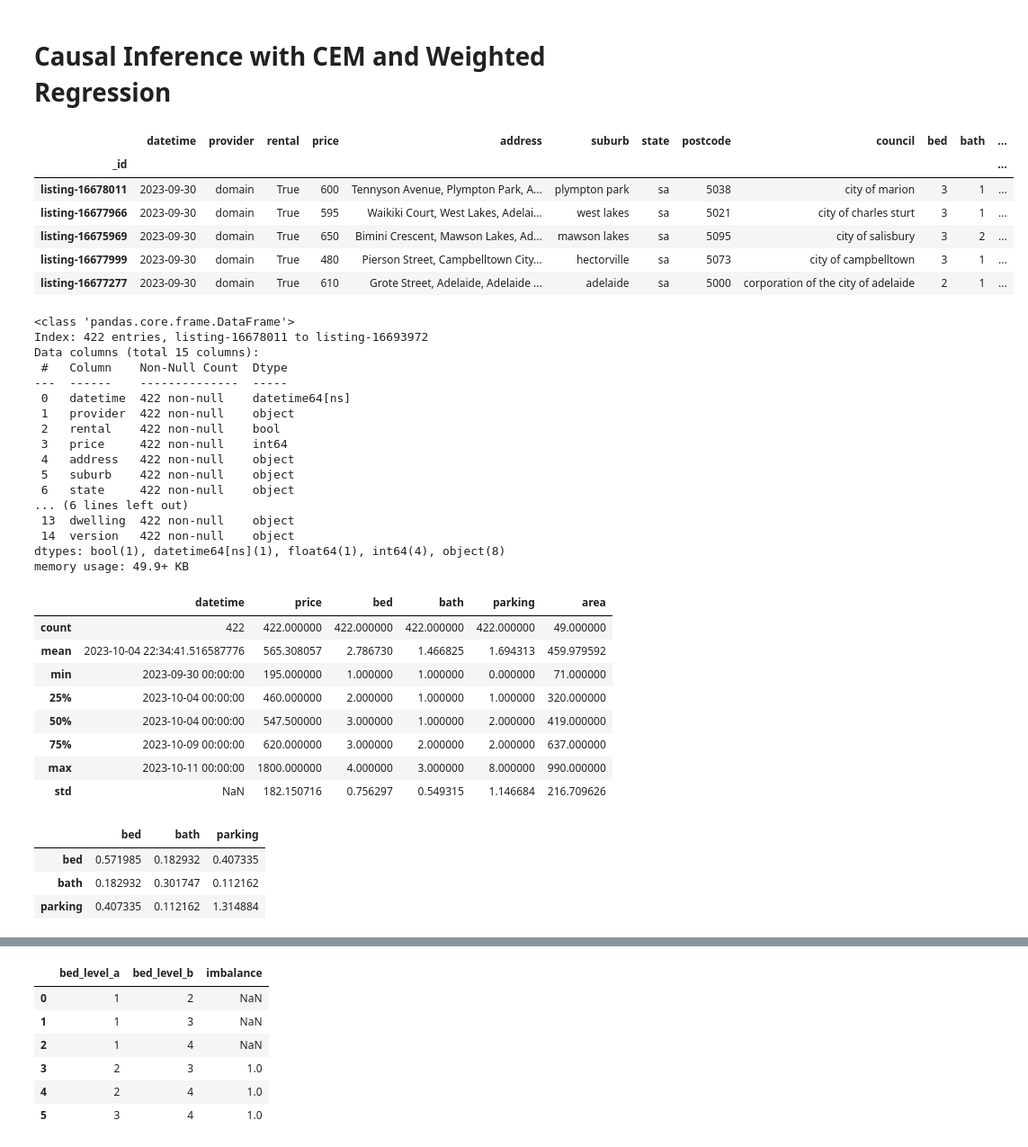
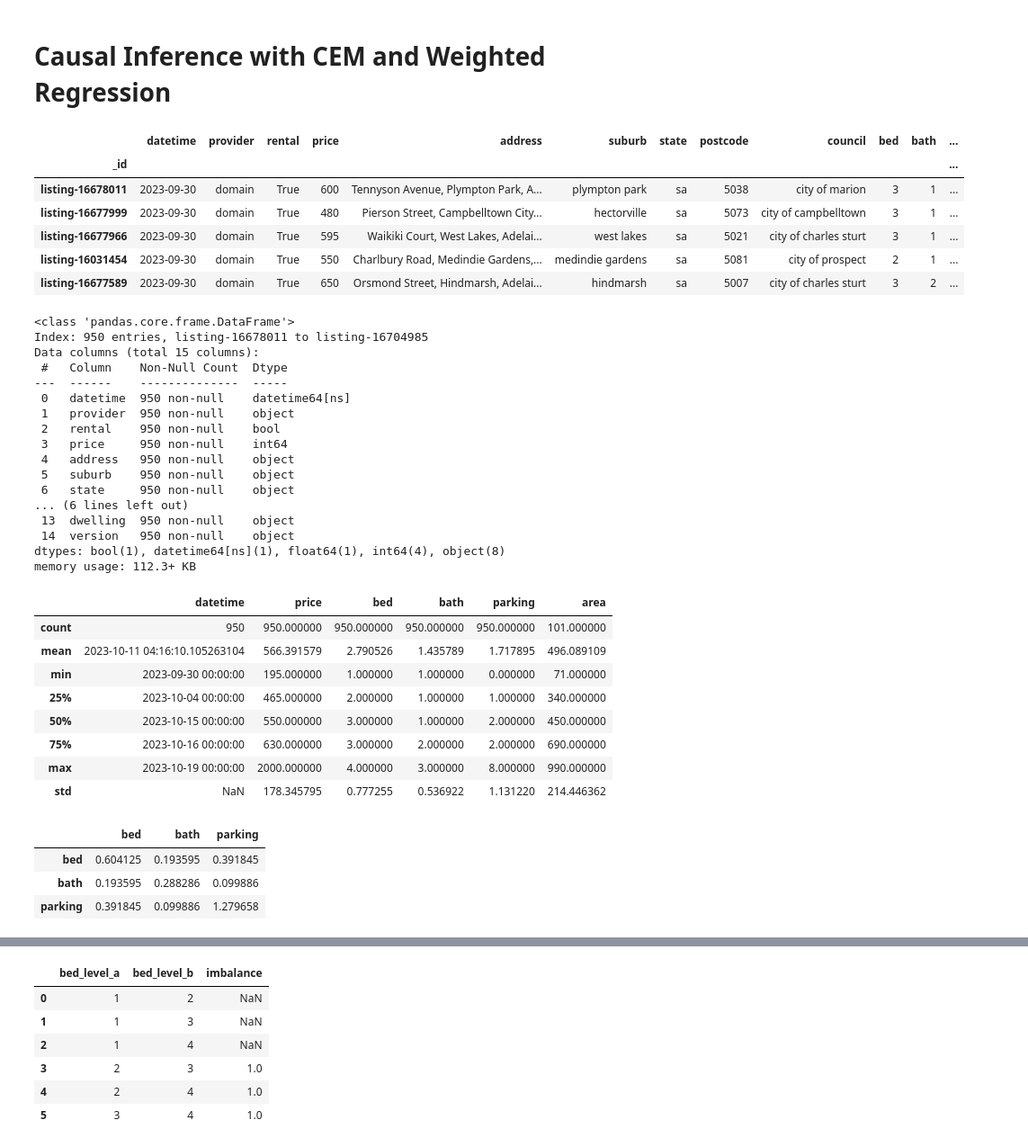
Before and after one commit to lewisbails/real-estate, a Jupyter notebook: notebooks/treatment_effects.ipynb, the cells around one changed output, grey strips where cells are left out. Shown: that part at 90% size. Cells and saved outputs as stored; diff of their text form; code cells hidden in the pictures.

```diff
--- a/notebooks/treatment_effects.ipynb
+++ b/notebooks/treatment_effects.ipynb
@@ -24,65 +24,65 @@ client.admin.command("ping")
 db = client["real-estate"]
 collection = db["listings"]
 # %%
-since = datetime.now() - timedelta(days=30)
+since = datetime.now() - timedelta(days=60)
 
 pipeline = [
         {
             "$match": {"rental": True, "datetime": {"$gte": since}, "bed": {"$lte": 4}},
         },
     ]
 
 results = collection.aggregate(pipeline)
 
 df = pd.DataFrame.from_records(results).set_index("_id")
 df.head()
 # %% [output]
 |  | datetime | provider | rental | price | address | suburb | state | postcode | council | bed | bath | ... |
 | _id |  |  |  |  |  |  |  |  |  |  |  | ... |
 | listing-16678011 | 2023-09-30 | domain | True | 600 | Tennyson Avenue, Plympton Park, A... | plympton park | sa | 5038 | city of marion | 3 | 1 | ... |
+| listing-16677999 | 2023-09-30 | domain | True | 480 | Pierson Street, Campbelltown City... | hectorville | sa | 5073 | city of campbelltown | 3 | 1 | ... |
 | listing-16677966 | 2023-09-30 | domain | True | 595 | Waikiki Court, West Lakes, Adelai... | west lakes | sa | 5021 | city of charles sturt | 3 | 1 | ... |
-| listing-16675969 | 2023-09-30 | domain | True | 650 | Bimini Crescent, Mawson Lakes, Ad... | mawson lakes | sa | 5095 | city of salisbury | 3 | 2 | ... |
-| listing-16677999 | 2023-09-30 | domain | True | 480 | Pierson Street, Campbelltown City... | hectorville | sa | 5073 | city of campbelltown | 3 | 1 | ... |
-| listing-16677277 | 2023-09-30 | domain | True | 610 | Grote Street, Adelaide, Adelaide ... | adelaide | sa | 5000 | corporation of the city of adelaide | 2 | 1 | ... |
+| listing-16031454 | 2023-09-30 | domain | True | 550 | Charlbury Road, Medindie Gardens,... | medindie gardens | sa | 5081 | city of prospect | 2 | 1 | ... |
+| listing-16677589 | 2023-09-30 | domain | True | 650 | Orsmond Street, Hindmarsh, Adelai... | hindmarsh | sa | 5007 | city of charles sturt | 3 | 2 | ... |
 # %%
 df.info()
 # %% [output]
 <class 'pandas.core.frame.DataFrame'>
-Index: 422 entries, listing-16678011 to listing-16693972
+Index: 950 entries, listing-16678011 to listing-16704985
 Data columns (total 15 columns):
  #   Column    Non-Null Count  Dtype
 ---  ------    --------------  -----
- 0   datetime  422 non-null    datetime64[ns]
- 1   provider  422 non-null    object
- 2   rental    422 non-null    bool
- 3   price     422 non-null    int64
- 4   address   422 non-null    object
- 5   suburb    422 non-null    object
- 6   state     422 non-null    object
+ 0   datetime  950 non-null    datetime64[ns]
+ 1   provider  950 non-null    object
+ 2   rental    950 non-null    bool
+ 3   price     950 non-null    int64
+ 4   address   950 non-null    object
+ 5   suburb    950 non-null    object
+ 6   state     950 non-null    object
 ... (6 lines left out)
- 13  dwelling  422 non-null    object
- 14  version   422 non-null    object
+ 13  dwelling  950 non-null    object
+ 14  version   950 non-null    object
 dtypes: bool(1), datetime64[ns](1), float64(1), int64(4), object(8)
-memory usage: 49.9+ KB
+memory usage: 112.3+ KB
 # %%
 df.describe()
 # %% [output]
 |  | datetime | price | bed | bath | parking | area |
-| count | 422 | 422.000000 | 422.000000 | 422.000000 | 422.000000 | 49.000000 |
-| mean | 2023-10-04 22:34:41.516587776 | 565.308057 | 2.786730 | 1.466825 | 1.694313 | 459.979592 |
+| count | 950 | 950.000000 | 950.000000 | 950.000000 | 950.000000 | 101.000000 |
+| mean | 2023-10-11 04:16:10.105263104 | 566.391579 | 2.790526 | 1.435789 | 1.717895 | 496.089109 |
 | min | 2023-09-30 00:00:00 | 195.000000 | 1.000000 | 1.000000 | 0.000000 | 71.000000 |
-| 25% | 2023-10-04 00:00:00 | 460.000000 | 2.000000 | 1.000000 | 1.000000 | 320.000000 |
-| 50% | 2023-10-04 00:00:00 | 547.500000 | 3.000000 | 1.000000 | 2.000000 | 419.000000 |
-| 75% | 2023-10-09 00:00:00 | 620.000000 | 3.000000 | 2.000000 | 2.000000 | 637.000000 |
-| max | 2023-10-11 00:00:00 | 1800.000000 | 4.000000 | 3.000000 | 8.000000 | 990.000000 |
-| std | NaN | 182.150716 | 0.756297 | 0.549315 | 1.146684 | 216.709626 |
+| 25% | 2023-10-04 00:00:00 | 465.000000 | 2.000000 | 1.000000 | 1.000000 | 340.000000 |
+| 50% | 2023-10-15 00:00:00 | 550.000000 | 3.000000 | 1.000000 | 2.000000 | 450.000000 |
+| 75% | 2023-10-16 00:00:00 | 630.000000 | 3.000000 | 2.000000 | 2.000000 | 690.000000 |
+| max | 2023-10-19 00:00:00 | 2000.000000 | 4.000000 | 3.000000 | 8.000000 | 990.000000 |
+| std | NaN | 178.345795 | 0.777255 | 0.536922 | 1.131220 | 214.446362 |
 # %%
 df[["bed", "bath", "parking"]].cov()
 # %% [output]
 |  | bed | bath | parking |
-| bed | 0.571985 | 0.182932 | 0.407335 |
-| bath | 0.182932 | 0.301747 | 0.112162 |
-| parking | 0.407335 | 0.112162 | 1.314884 |
+| bed | 0.604125 | 0.193595 | 0.391845 |
+| bath | 0.193595 | 0.288286 | 0.099886 |
+| parking | 0.391845 | 0.099886 | 1.279658 |
 # %%
 df["council"].value_counts()
 # %% [output]
```
Also changed, not shown: parts of 10 cells of this notebook, 1 other file.
